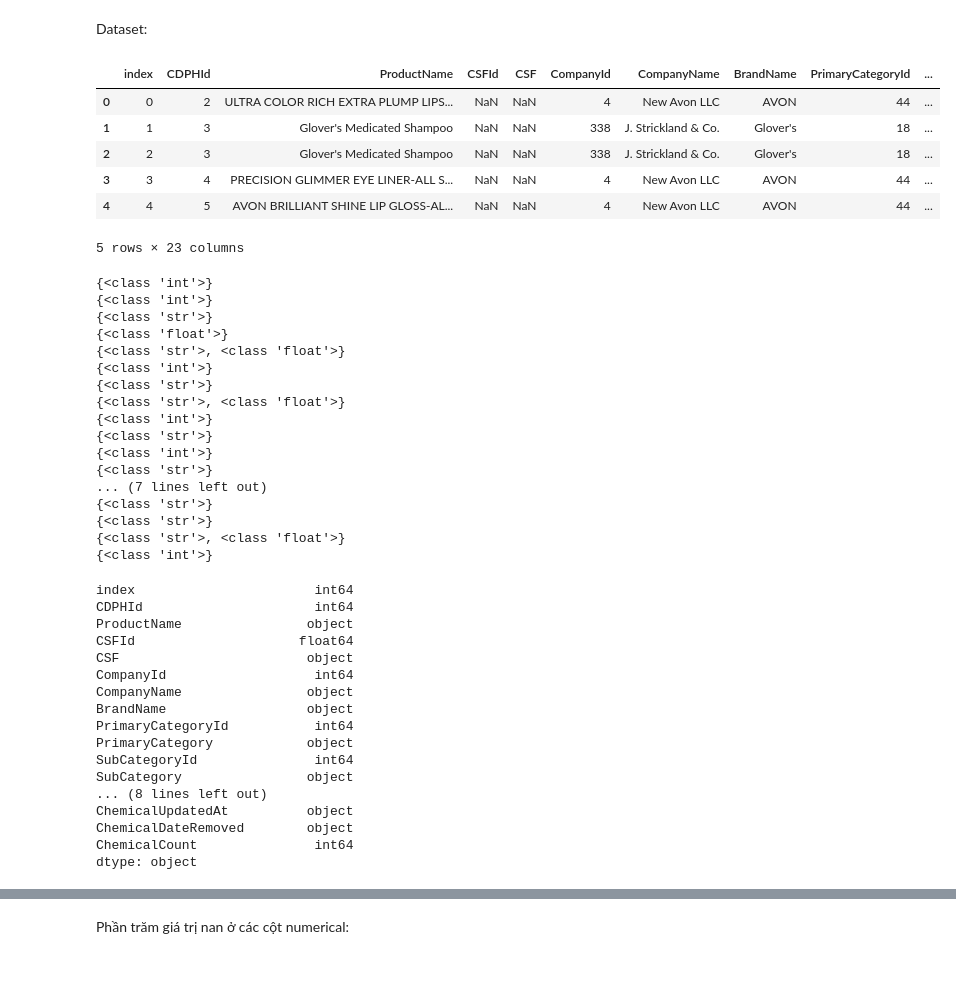
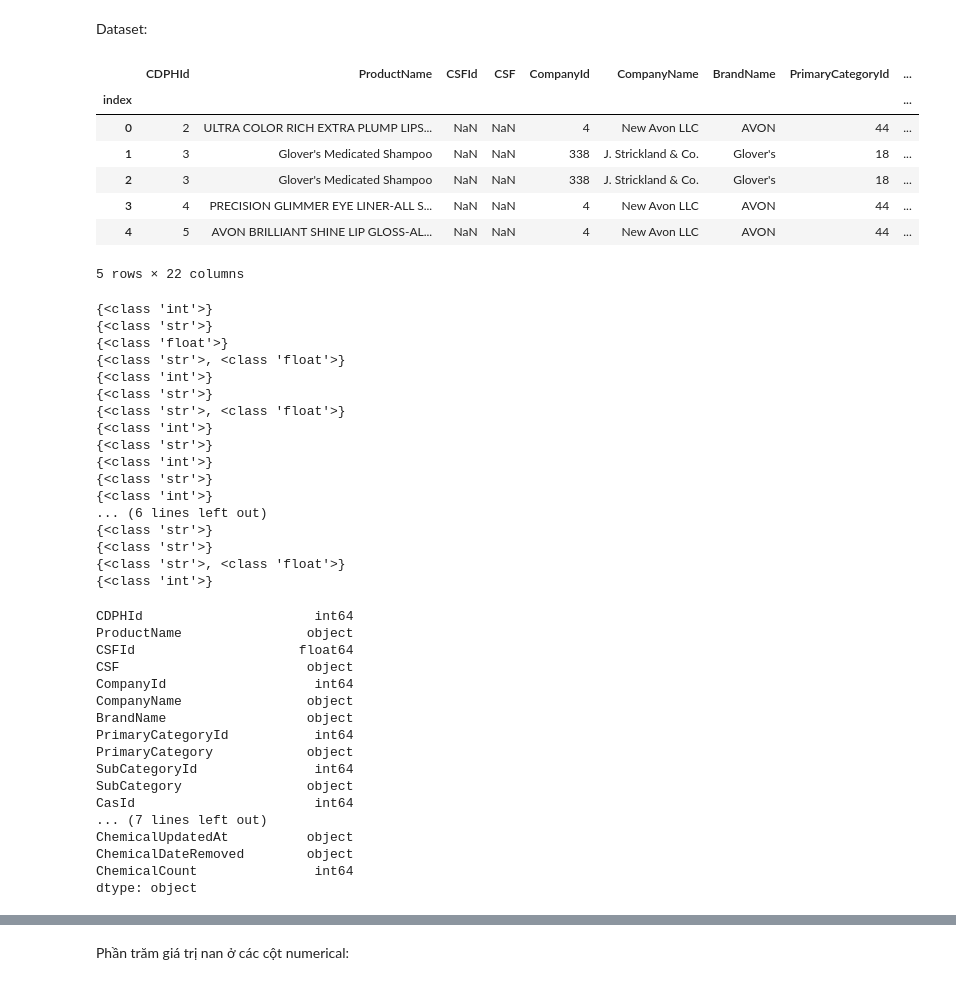
Before and after one commit to giaphupham/LT4KHDL-DATHCK, a Jupyter notebook: Linh.ipynb, the cells around one changed output, grey strips where cells are left out. Saved outputs shown, nothing was run; the diff lists cells and outputs as text; code cells hidden in the pictures.

```diff
--- a/Linh.ipynb
+++ b/Linh.ipynb
@@ -7,16 +7,17 @@ import numpy as np
 # %% [markdown]
 Dataset:
 # %%
-df = pd.read_csv("chemicals-in-cosmetics-.csv")
+df = pd.read_csv("chemicals-in-cosmetics-.csv", index_col = 'index')
 df.head()
 # %% [output]
-|  | index | CDPHId | ProductName | CSFId | CSF | CompanyId | CompanyName | BrandName | PrimaryCategoryId | ... |
-| 0 | 0 | 2 | ULTRA COLOR RICH EXTRA PLUMP LIPS... | NaN | NaN | 4 | New Avon LLC | AVON | 44 | ... |
-| 1 | 1 | 3 | Glover's Medicated Shampoo | NaN | NaN | 338 | J. Strickland & Co. | Glover's | 18 | ... |
-| 2 | 2 | 3 | Glover's Medicated Shampoo | NaN | NaN | 338 | J. Strickland & Co. | Glover's | 18 | ... |
-| 3 | 3 | 4 | PRECISION GLIMMER EYE LINER-ALL S... | NaN | NaN | 4 | New Avon LLC | AVON | 44 | ... |
-| 4 | 4 | 5 | AVON BRILLIANT SHINE LIP GLOSS-AL... | NaN | NaN | 4 | New Avon LLC | AVON | 44 | ... |
+|  | CDPHId | ProductName | CSFId | CSF | CompanyId | CompanyName | BrandName | PrimaryCategoryId | ... |
+| index |  |  |  |  |  |  |  |  | ... |
+| 0 | 2 | ULTRA COLOR RICH EXTRA PLUMP LIPS... | NaN | NaN | 4 | New Avon LLC | AVON | 44 | ... |
+| 1 | 3 | Glover's Medicated Shampoo | NaN | NaN | 338 | J. Strickland & Co. | Glover's | 18 | ... |
+| 2 | 3 | Glover's Medicated Shampoo | NaN | NaN | 338 | J. Strickland & Co. | Glover's | 18 | ... |
+| 3 | 4 | PRECISION GLIMMER EYE LINER-ALL S... | NaN | NaN | 4 | New Avon LLC | AVON | 44 | ... |
+| 4 | 5 | AVON BRILLIANT SHINE LIP GLOSS-AL... | NaN | NaN | 4 | New Avon LLC | AVON | 44 | ... |
-5 rows × 23 columns
+5 rows × 22 columns
 # %%
 def open_object_dtype(s):
     dtypes = set()
@@ -28,7 +29,6 @@ for column in df.columns:
     print(open_object_dtype(column))
 df.dtypes
 # %% [output]
-{<class 'int'>}
 {<class 'int'>}
 {<class 'str'>}
 {<class 'float'>}
@@ -40,12 +40,12 @@ df.dtypes
 {<class 'str'>}
 {<class 'int'>}
 {<class 'str'>}
-... (7 lines left out)
+{<class 'int'>}
+... (6 lines left out)
 {<class 'str'>}
 {<class 'str'>}
 {<class 'str'>, <class 'float'>}
 {<class 'int'>}
-index                       int64
 CDPHId                      int64
 ProductName                object
 CSFId                     float64
@@ -57,7 +57,8 @@ PrimaryCategoryId           int64
 PrimaryCategory            object
 SubCategoryId               int64
 SubCategory                object
-... (8 lines left out)
+CasId                       int64
+... (7 lines left out)
 ChemicalUpdatedAt          object
 ChemicalDateRemoved        object
 ChemicalCount               int64
```
Also changed, not shown: parts of 17 cells of this notebook.
